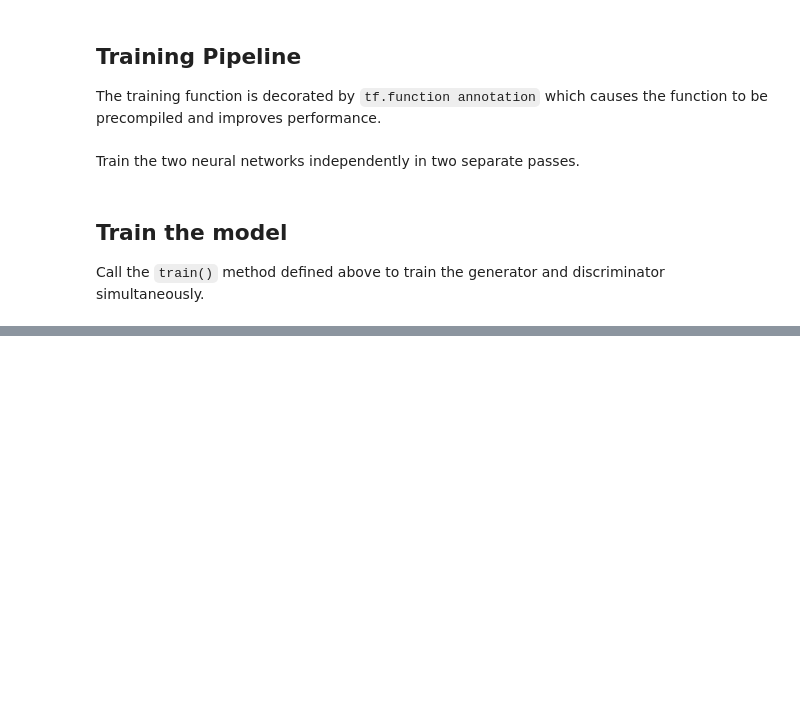
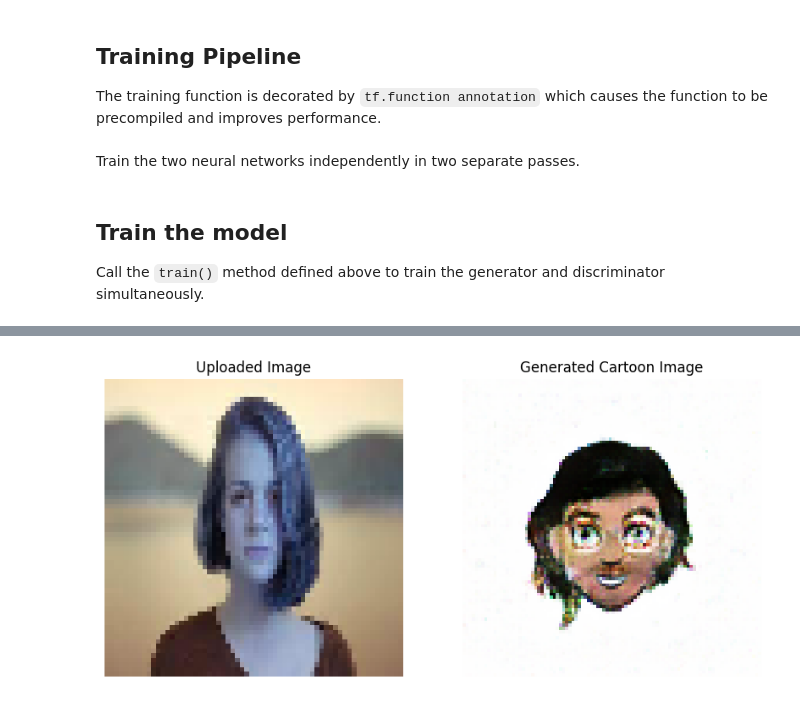
Before and after one commit to Smehta0306/AvatarGenerator, a Jupyter notebook: AvatarGAN.ipynb, the cells around one changed output, grey strips where cells are left out. Drawn from its saved outputs; the diff is of its cells as text; code cells hidden in the pictures; blank space fills up the shorter version.

```diff
--- a/AvatarGAN.ipynb
+++ b/AvatarGAN.ipynb
@@ -403,0 +407,47 @@ generator.save(os.path.join(DATA_PATH, name))
+# %%
+import cv2
+import matplotlib.pyplot as plt
+
+def preprocess_uploaded_image(image_path):
+    # Load the image
+    image = cv2.imread(image_path)
+    # Resize the image to match the GAN input shape (64x64)
+    image = cv2.resize(image, (64, 64))
+    # Normalize pixel values to the range [0, 1]
+    image = image.astype('float') / 255.0
+    # Expand dimensions to match the GAN input shape
+    image = tf.expand_dims(image, axis=0)
+    return image
+
+def generate_cartoon_image(uploaded_image):
+    # Generate a random seed
+    seed = tf.random.normal([1, SEED_SIZE])
+
+    # Use the generator to create a cartoon image
+    generated_image = generator(seed, training=False)
+
+    # Denormalize the image
+    generated_image = generated_image.numpy()[0] * 0.5 + 0.5
+
+    return generated_image
+
+# Example usage
+uploaded_image_path = '/content/download.jpg'  # Replace with your image path
+uploaded_image = preprocess_uploaded_image(uploaded_image_path)
+generated_cartoon_image = generate_cartoon_image(uploaded_image)
+
+# Display the uploaded image and the generated cartoon image
+plt.figure(figsize=(10, 5))
+plt.subplot(1, 2, 1)
+plt.title('Uploaded Image')
+plt.imshow(uploaded_image[0])
+plt.axis('off')
+
+plt.subplot(1, 2, 2)
+plt.title('Generated Cartoon Image')
+plt.imshow(generated_cartoon_image)
+plt.axis('off')
+
+plt.show()
+# %% [output]
+[figure, added]
```
Also changed, not shown: parts of 2 cells of this notebook.
